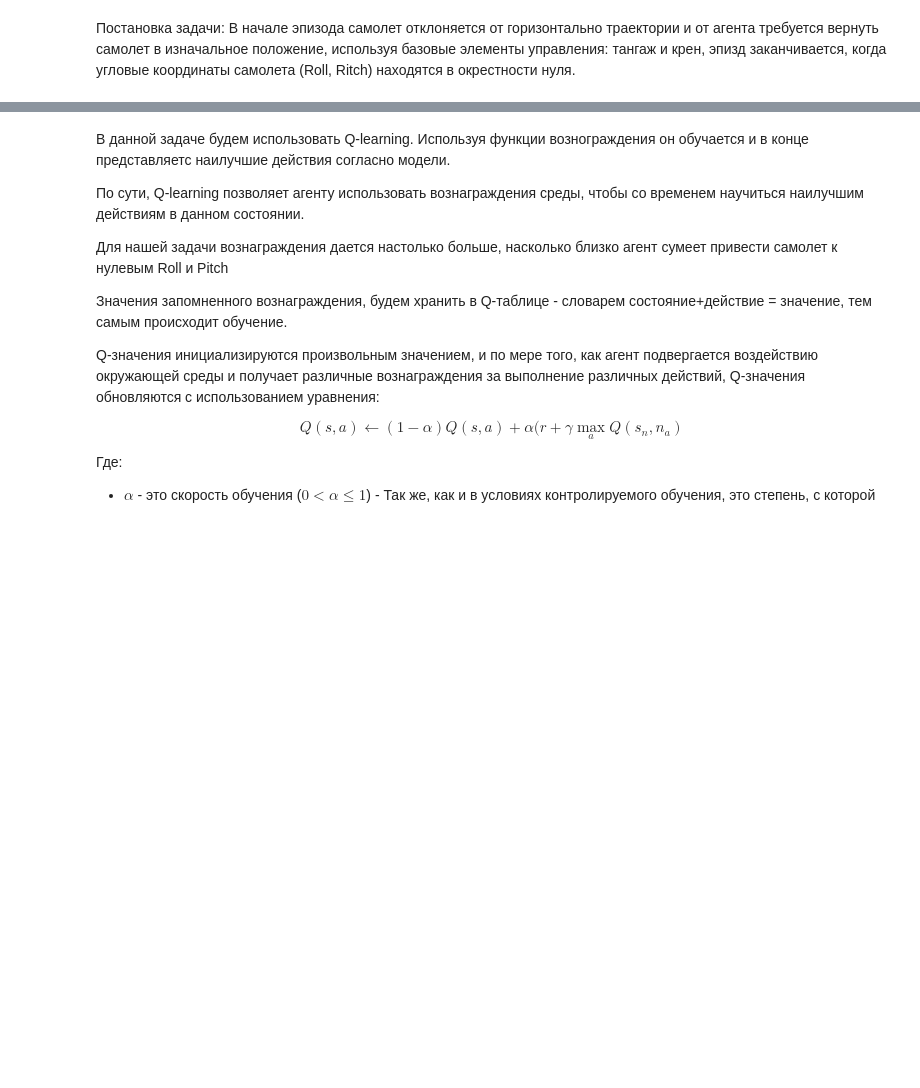
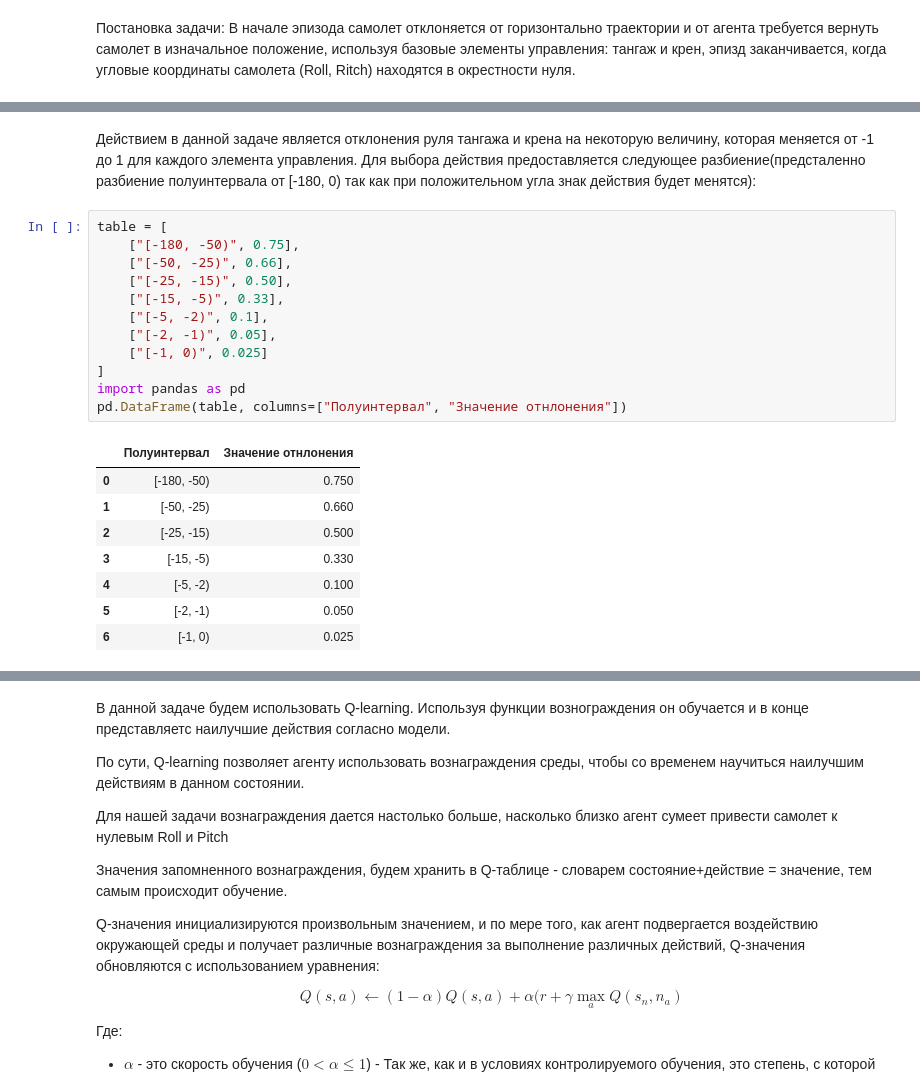
Before and after one commit to PotapovAnton-gif/Th_of_mgnmt, a Jupyter notebook: solve.ipynb, the cells around one changed output, grey strips where cells are left out. Cells and saved outputs as stored; diff of their text form; blank space fills up the shorter version.

```diff
--- a/solve.ipynb
+++ b/solve.ipynb
@@ -10,0 +11,23 @@
+# %% [markdown]
+Действием в данной задаче является отклонения руля тангажа и крена на некоторую величину, которая меняется от -1 до 1 для каждого элемента управления. Для выбора действия предоставляется следующее разбиение(предсталенно разбиение полуинтервала от [-180, 0) так как при положительном угла знак действия будет менятся):
+# %%
+table = [
+    ["[-180, -50)", 0.75],
+    ["[-50, -25)", 0.66],
+    ["[-25, -15)", 0.50],
+    ["[-15, -5)", 0.33],
+    ["[-5, -2)", 0.1],
+    ["[-2, -1)", 0.05],
+    ["[-1, 0)", 0.025]
+]
+import pandas as pd
+pd.DataFrame(table, columns=["Полуинтервал", "Значение отнлонения"])
+# %% [output]
+|  | Полуинтервал | Значение отнлонения |
+| 0 | [-180, -50) | 0.750 |
+| 1 | [-50, -25) | 0.660 |
+| 2 | [-25, -15) | 0.500 |
+| 3 | [-15, -5) | 0.330 |
+| 4 | [-5, -2) | 0.100 |
+| 5 | [-2, -1) | 0.050 |
+| 6 | [-1, 0) | 0.025 |
```
Also changed, not shown: parts of 14 cells of this notebook.
